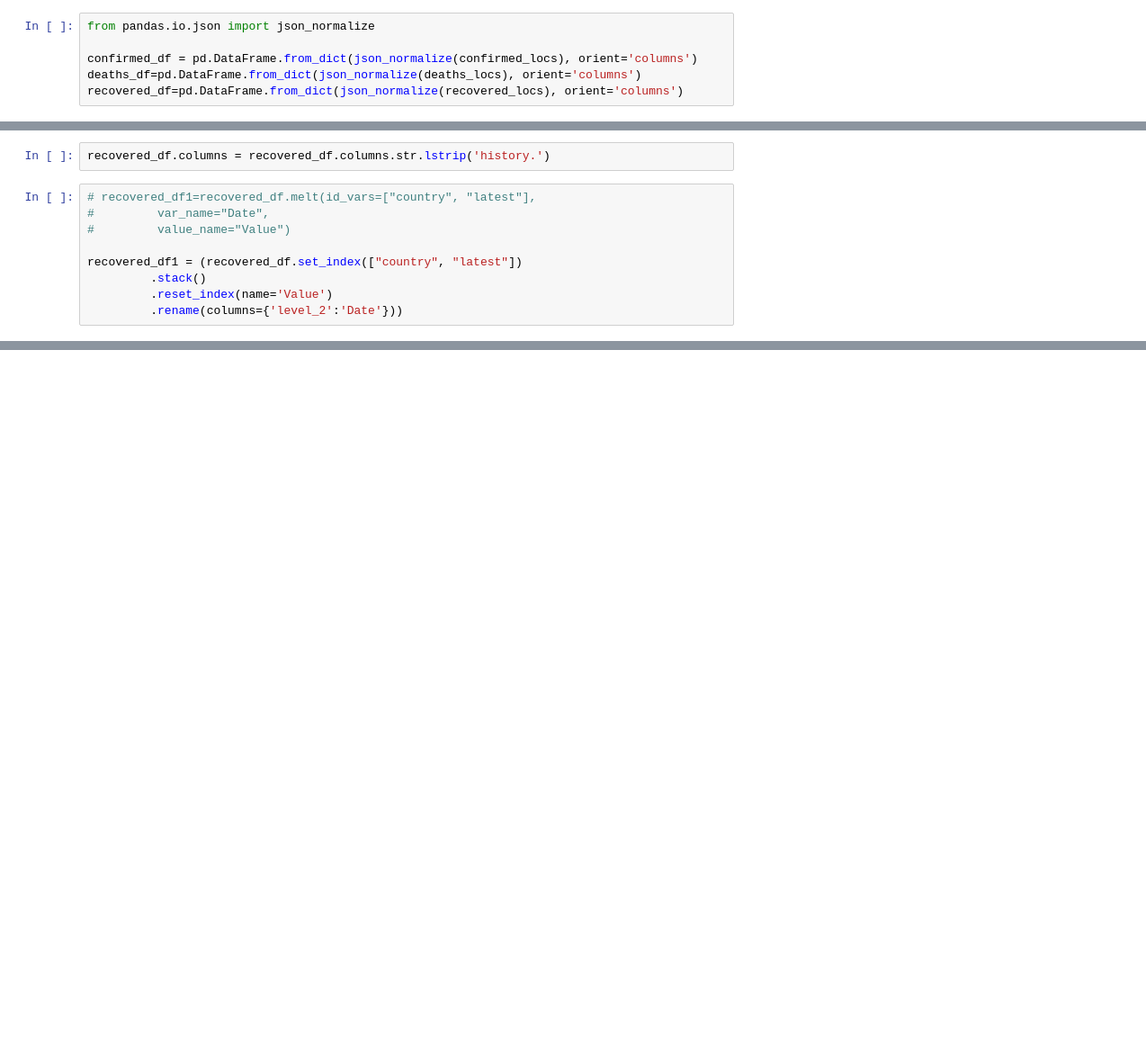
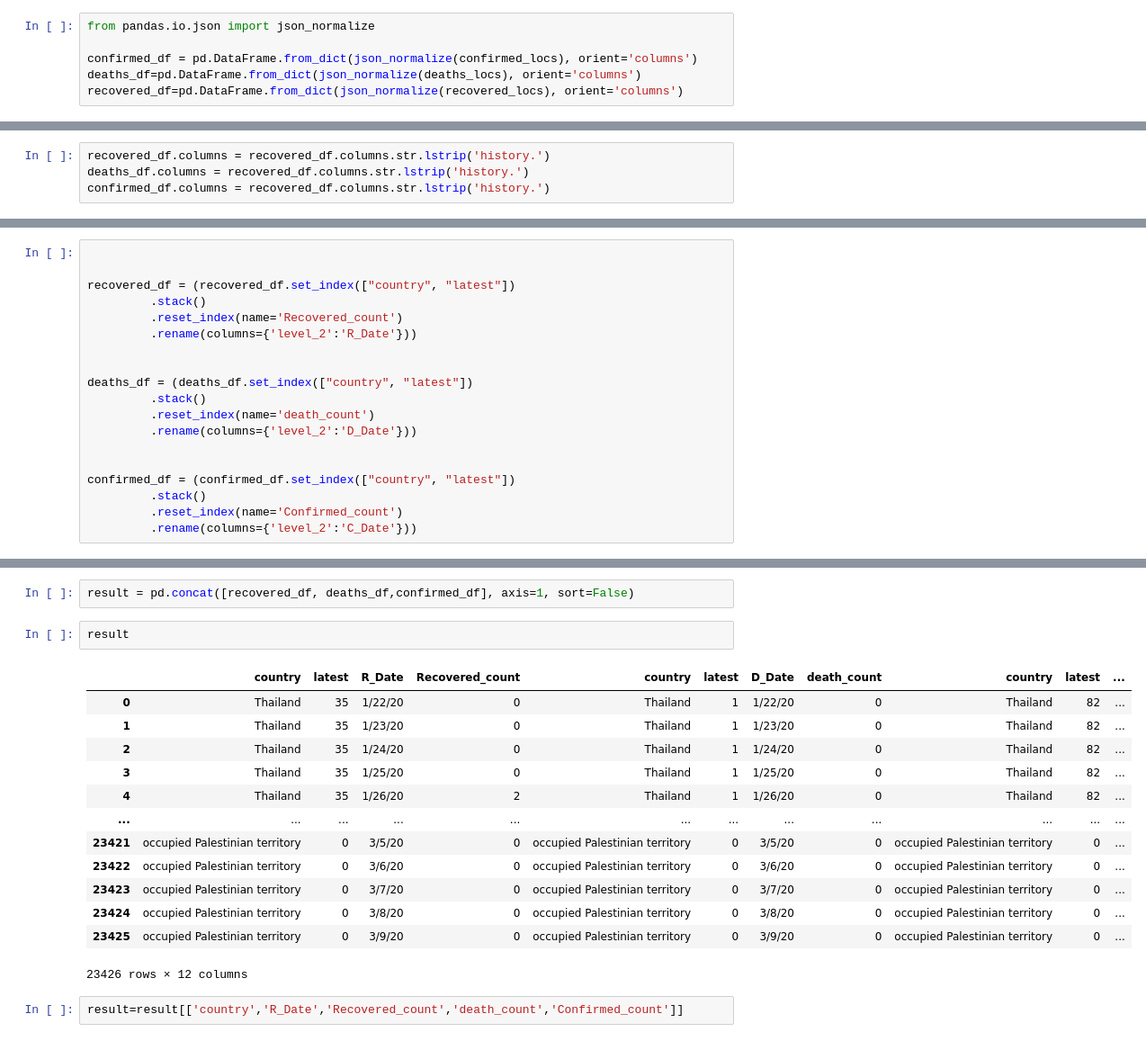
Before and after one commit to radhika1112/Real-time-COVID-19-analysis, a Jupyter notebook: COVID_19_Analysis_on_real_time_data.ipynb, the cells around one changed output, grey strips where cells are left out. Shown at 90% size. Cells and saved outputs as stored; diff of their text form; blank space fills up the shorter version.

```diff
--- a/COVID_19_Analysis_on_real_time_data.ipynb
+++ b/COVID_19_Analysis_on_real_time_data.ipynb
@@ -89,11 +92,4 @@ recovered_df
 # %%
 recovered_df.columns = recovered_df.columns.str.lstrip('history.')
+deaths_df.columns = recovered_df.columns.str.lstrip('history.')
+confirmed_df.columns = recovered_df.columns.str.lstrip('history.')
-# %%
-# recovered_df1=recovered_df.melt(id_vars=["country", "latest"],
-#         var_name="Date",
-#         value_name="Value")
-
-recovered_df1 = (recovered_df.set_index(["country", "latest"])
-         .stack()
-         .reset_index(name='Value')
-         .rename(columns={'level_2':'Date'}))
@@ -117,0 +96,19 @@ india_recovery=recovered_df1[recovered_df1['country']=='India']
+# %%
+
+
+recovered_df = (recovered_df.set_index(["country", "latest"])
+         .stack()
+         .reset_index(name='Recovered_count')
+         .rename(columns={'level_2':'R_Date'}))
+
+
+deaths_df = (deaths_df.set_index(["country", "latest"])
+         .stack()
+         .reset_index(name='death_count')
+         .rename(columns={'level_2':'D_Date'}))
+
+
+confirmed_df = (confirmed_df.set_index(["country", "latest"])
+         .stack()
+         .reset_index(name='Confirmed_count')
+         .rename(columns={'level_2':'C_Date'}))
@@ -117,0 +131,20 @@ india_recovery=recovered_df1[recovered_df1['country']=='India']
+# %%
+result = pd.concat([recovered_df, deaths_df,confirmed_df], axis=1, sort=False)
+# %%
+result
+# %% [output]
+|  | country | latest | R_Date | Recovered_count | country | latest | D_Date | death_count | country | latest | ... |
+| 0 | Thailand | 35 | 1/22/20 | 0 | Thailand | 1 | 1/22/20 | 0 | Thailand | 82 | ... |
+| 1 | Thailand | 35 | 1/23/20 | 0 | Thailand | 1 | 1/23/20 | 0 | Thailand | 82 | ... |
+| 2 | Thailand | 35 | 1/24/20 | 0 | Thailand | 1 | 1/24/20 | 0 | Thailand | 82 | ... |
+| 3 | Thailand | 35 | 1/25/20 | 0 | Thailand | 1 | 1/25/20 | 0 | Thailand | 82 | ... |
+| 4 | Thailand | 35 | 1/26/20 | 2 | Thailand | 1 | 1/26/20 | 0 | Thailand | 82 | ... |
+| ... | ... | ... | ... | ... | ... | ... | ... | ... | ... | ... | ... |
+| 23421 | occupied Palestinian territory | 0 | 3/5/20 | 0 | occupied Palestinian territory | 0 | 3/5/20 | 0 | occupied Palestinian territory | 0 | ... |
+| 23422 | occupied Palestinian territory | 0 | 3/6/20 | 0 | occupied Palestinian territory | 0 | 3/6/20 | 0 | occupied Palestinian territory | 0 | ... |
+| 23423 | occupied Palestinian territory | 0 | 3/7/20 | 0 | occupied Palestinian territory | 0 | 3/7/20 | 0 | occupied Palestinian territory | 0 | ... |
+| 23424 | occupied Palestinian territory | 0 | 3/8/20 | 0 | occupied Palestinian territory | 0 | 3/8/20 | 0 | occupied Palestinian territory | 0 | ... |
+| 23425 | occupied Palestinian territory | 0 | 3/9/20 | 0 | occupied Palestinian territory | 0 | 3/9/20 | 0 | occupied Palestinian territory | 0 | ... |
+23426 rows × 12 columns
+# %%
+result=result[['country','R_Date','Recovered_count','death_count','Confirmed_count']]
```
Also changed, not shown: parts of 16 cells of this notebook.
